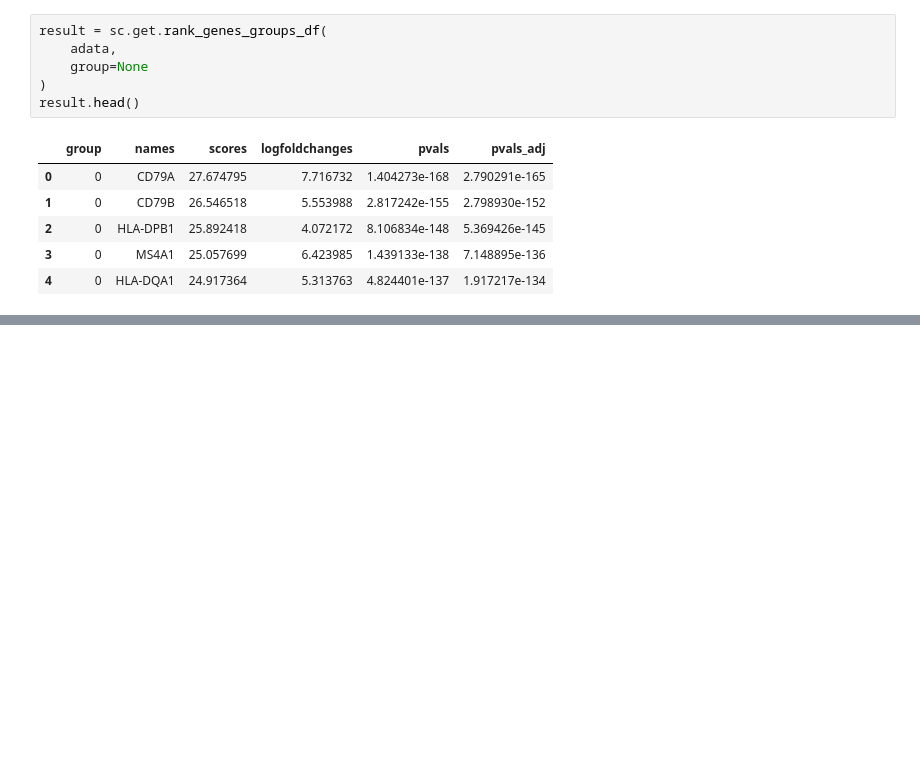
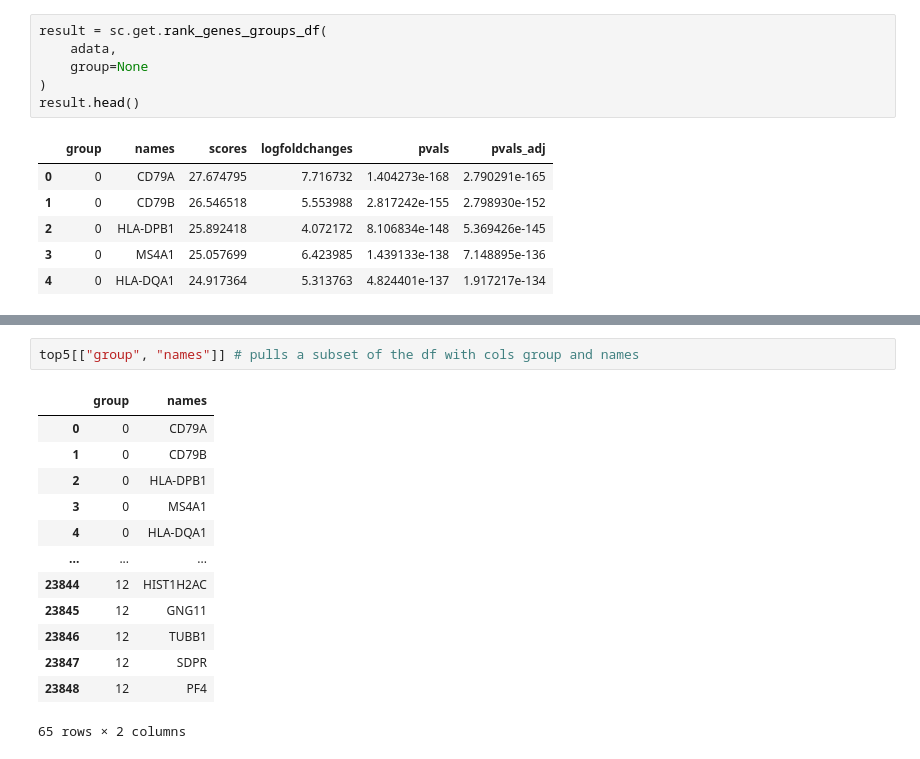
Before and after one commit to yukarachel/sc-RNA-seq-PBMC-3k, a Jupyter notebook: notebooks/01_quality_control.ipynb, the cells around one changed output, grey strips where cells are left out. Drawn from its saved outputs; the diff is of its cells as text; blank space fills up the shorter version.

```diff
--- a/notebooks/01_quality_control.ipynb
+++ b/notebooks/01_quality_control.ipynb
@@ -314,0 +344,16 @@ result.head()
+# %%
+top5[["group", "names"]] # pulls a subset of the df with cols group and names
+# %% [output]
+|  | group | names |
+| 0 | 0 | CD79A |
+| 1 | 0 | CD79B |
+| 2 | 0 | HLA-DPB1 |
+| 3 | 0 | MS4A1 |
+| 4 | 0 | HLA-DQA1 |
+| ... | ... | ... |
+| 23844 | 12 | HIST1H2AC |
+| 23845 | 12 | GNG11 |
+| 23846 | 12 | TUBB1 |
+| 23847 | 12 | SDPR |
+| 23848 | 12 | PF4 |
+65 rows × 2 columns
```
Also changed, not shown: parts of 16 cells of this notebook.
